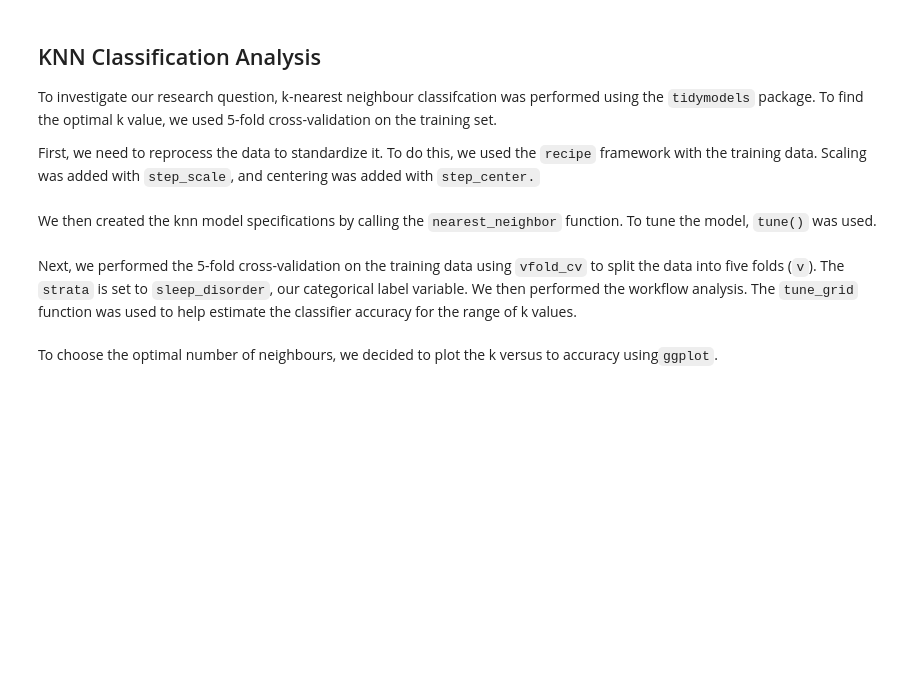
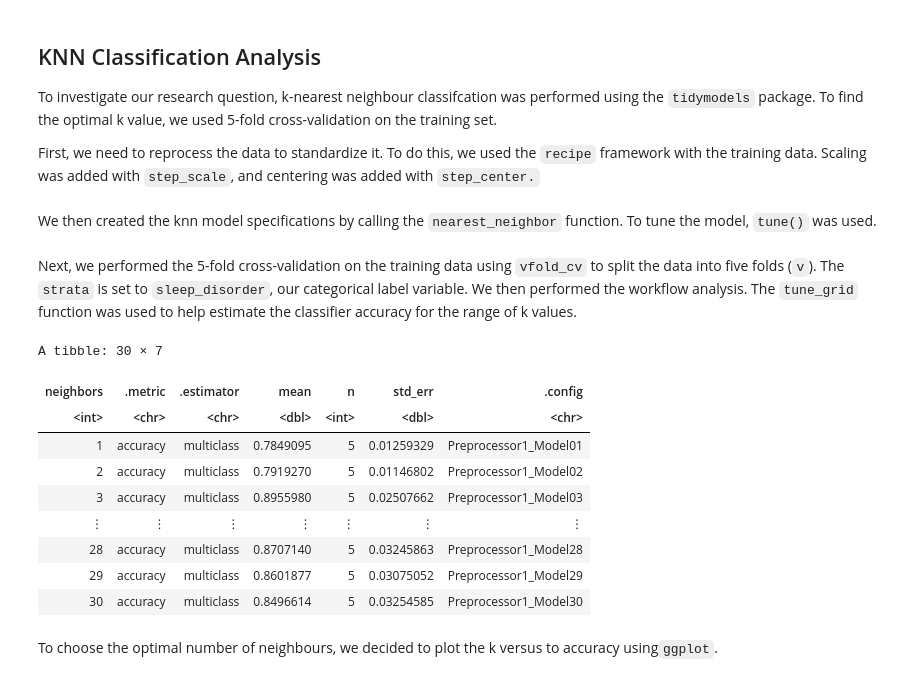
Before and after one commit to d-alex171/dsci-project, a Jupyter notebook: ProjectReport.ipynb, the cells around one changed output. Saved outputs shown, nothing was run; the diff lists cells and outputs as text; code cells hidden in the pictures; blank space fills up the shorter version.

```diff
--- a/ProjectReport.ipynb
+++ b/ProjectReport.ipynb
@@ -106,20 +170,31 @@ Next, we performed the 5-fold cross-validation on the training data using `vfold
 # %%
 # 5-fold cross-validation
 sleep_vfold <- vfold_cv(sleep_train, v = 5, strata = sleep_disorder)
 
 # Create a workflow with k ranging from 1 to 100
-gridvals <- tibble(neighbors = seq(from = 1, to = 50))
+gridvals <- tibble(neighbors = seq(from = 1, to = 30))
 
 sleep_results <- workflow() |>
                     add_recipe(sleep_recipe) |>
                     add_model(sleep_spec) |>
                     tune_grid(resamples = sleep_vfold, grid = gridvals) |>
                     collect_metrics()
 
 accuracies <- sleep_results |>
                 filter(.metric == "accuracy")
 
 accuracies
+# %% [output]
+A tibble: 30 × 7
+| neighbors | .metric | .estimator | mean | n | std_err | .config |
+| <int> | <chr> | <chr> | <dbl> | <int> | <dbl> | <chr> |
+| 1 | accuracy | multiclass | 0.7849095 | 5 | 0.01259329 | Preprocessor1_Model01 |
+| 2 | accuracy | multiclass | 0.7919270 | 5 | 0.01146802 | Preprocessor1_Model02 |
+| 3 | accuracy | multiclass | 0.8955980 | 5 | 0.02507662 | Preprocessor1_Model03 |
+| ⋮ | ⋮ | ⋮ | ⋮ | ⋮ | ⋮ | ⋮ |
+| 28 | accuracy | multiclass | 0.8707140 | 5 | 0.03245863 | Preprocessor1_Model28 |
+| 29 | accuracy | multiclass | 0.8601877 | 5 | 0.03075052 | Preprocessor1_Model29 |
+| 30 | accuracy | multiclass | 0.8496614 | 5 | 0.03254585 | Preprocessor1_Model30 |
 # %% [markdown]
 To choose the optimal number of neighbours, we decided to plot the k versus to accuracy using`ggplot`.
 # %%
```
Also changed, not shown: parts of 11 cells of this notebook.
